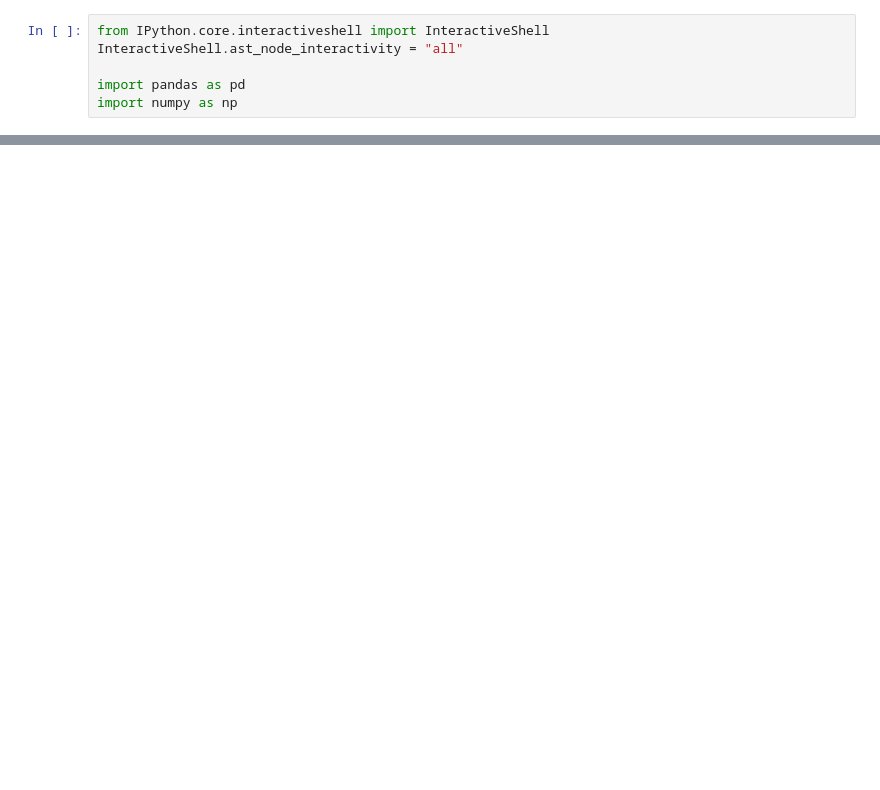
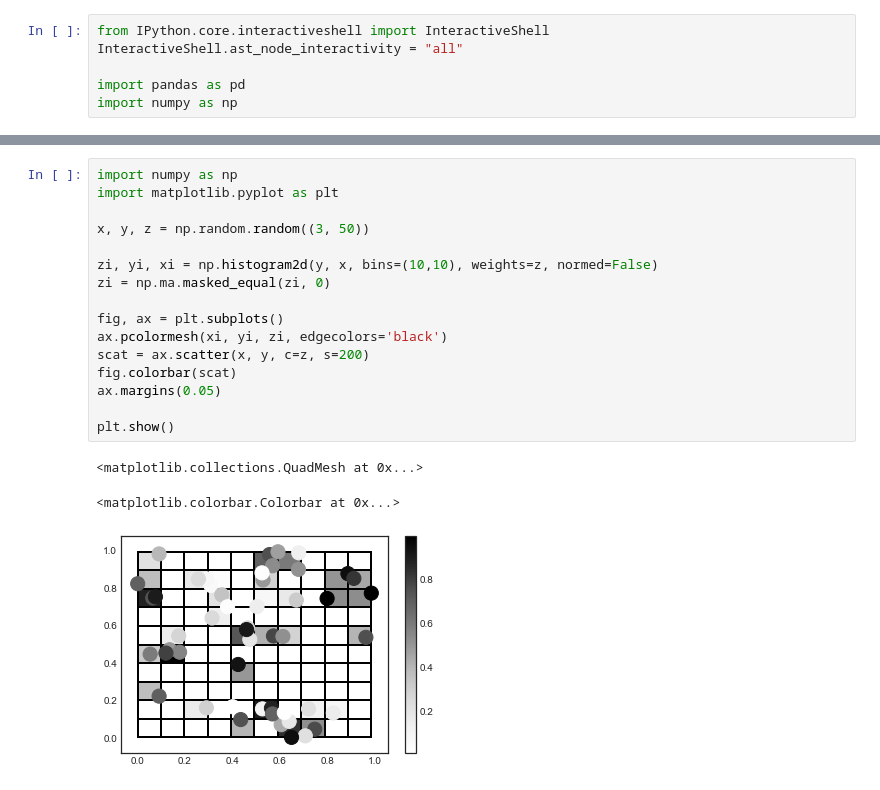
Before and after one commit to funnyasme/WIP_Learning, a Jupyter notebook: play1.ipynb, the cells around one changed output, grey strips where cells are left out. Drawn from its saved outputs; the diff is of its cells as text; blank space fills up the shorter version.

```diff
--- a/play1.ipynb
+++ b/play1.ipynb
@@ -122,3 +155,23 @@ x+1 1 1 12 [ 1  1  1 11]
+# %%
+import numpy as np
+import matplotlib.pyplot as plt
+
+x, y, z = np.random.random((3, 50))
+
+zi, yi, xi = np.histogram2d(y, x, bins=(10,10), weights=z, normed=False)
+zi = np.ma.masked_equal(zi, 0)
+
+fig, ax = plt.subplots()
+ax.pcolormesh(xi, yi, zi, edgecolors='black')
+scat = ax.scatter(x, y, c=z, s=200)
+fig.colorbar(scat)
+ax.margins(0.05)
+
+plt.show()
+# %% [output]
+<matplotlib.collections.QuadMesh at 0x...>
+<matplotlib.colorbar.Colorbar at 0x...>
+[figure, added]
 # %%
 arr
 # %% [output]
```
Also changed, not shown: parts of 7 cells of this notebook.
